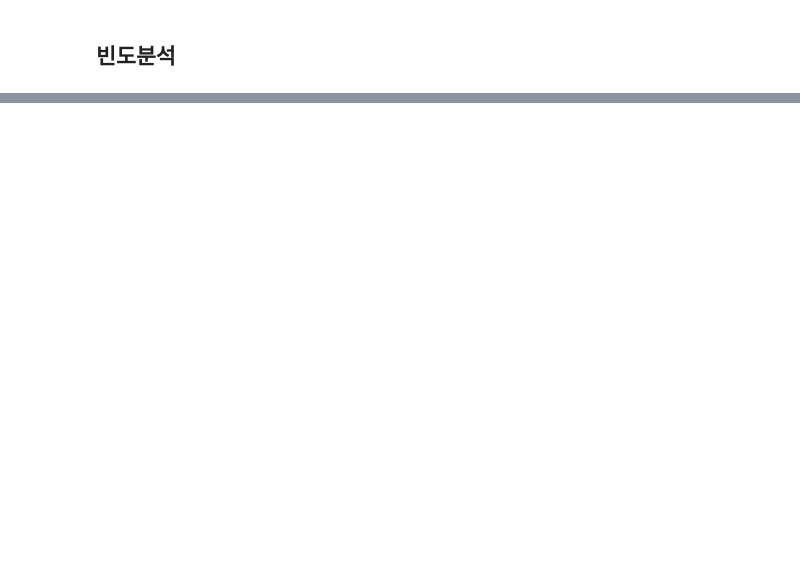
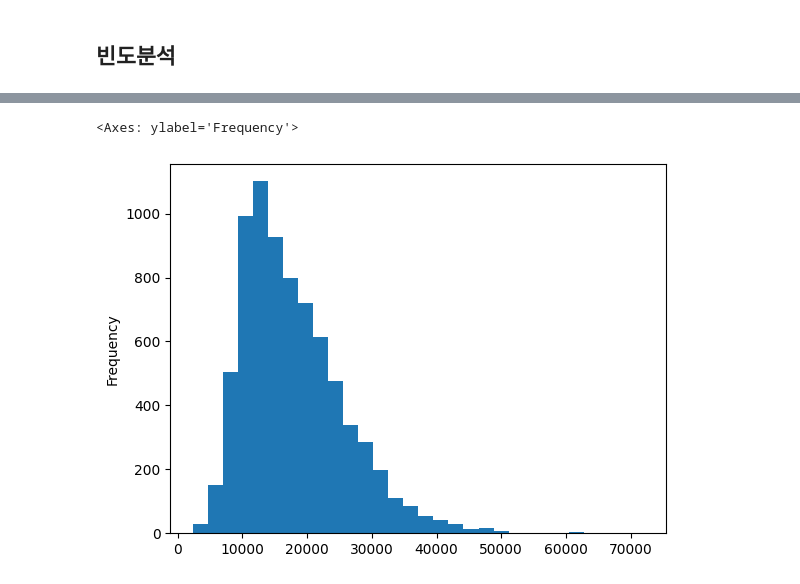
Before and after one commit to InjaeJayLee/genesis, a Jupyter notebook: text_analytics/insight_from_text_data.ipynb, the cells around one changed output, grey strips where cells are left out. Saved outputs shown, nothing was run; the diff lists cells and outputs as text; code cells hidden in the pictures; blank space fills up the shorter version.

```diff
--- a/text_analytics/insight_from_text_data.ipynb
+++ b/text_analytics/insight_from_text_data.ipynb
@@ -12,0 +58,5 @@ df.sample(2)
+# %%
+df['length'].plot(kind='hist', bins=30)
+# %% [output]
+<Axes: ylabel='Frequency'>
+[figure, added]
```
Also changed, not shown: parts of 69 cells of this notebook.
